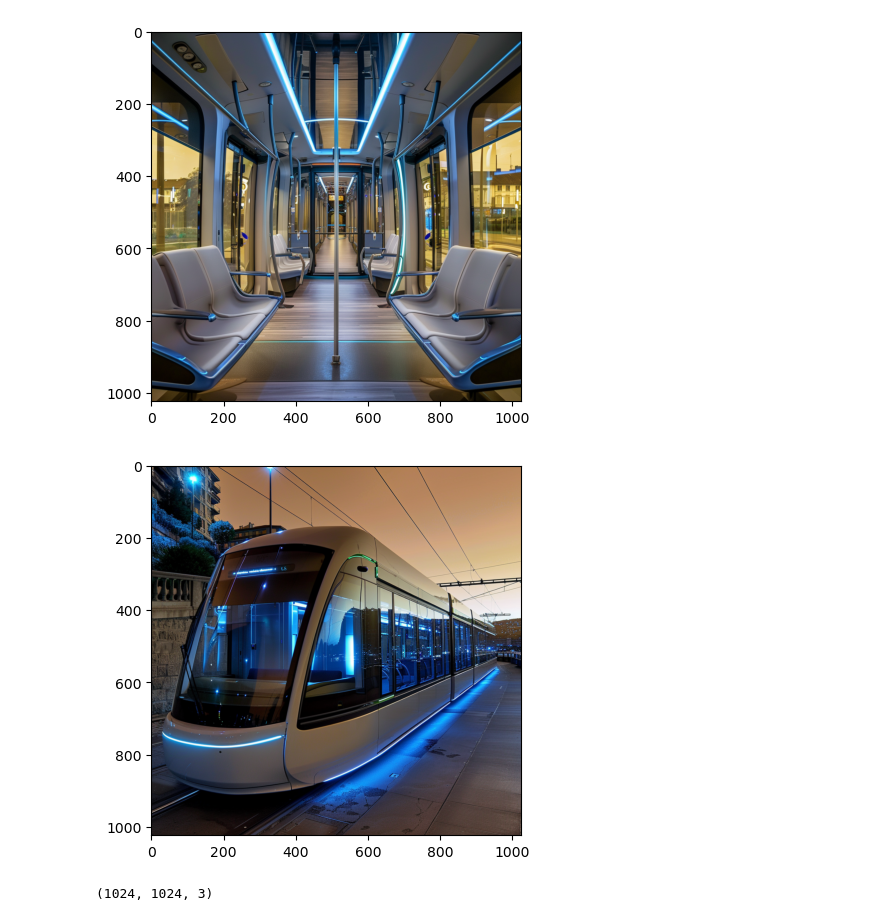
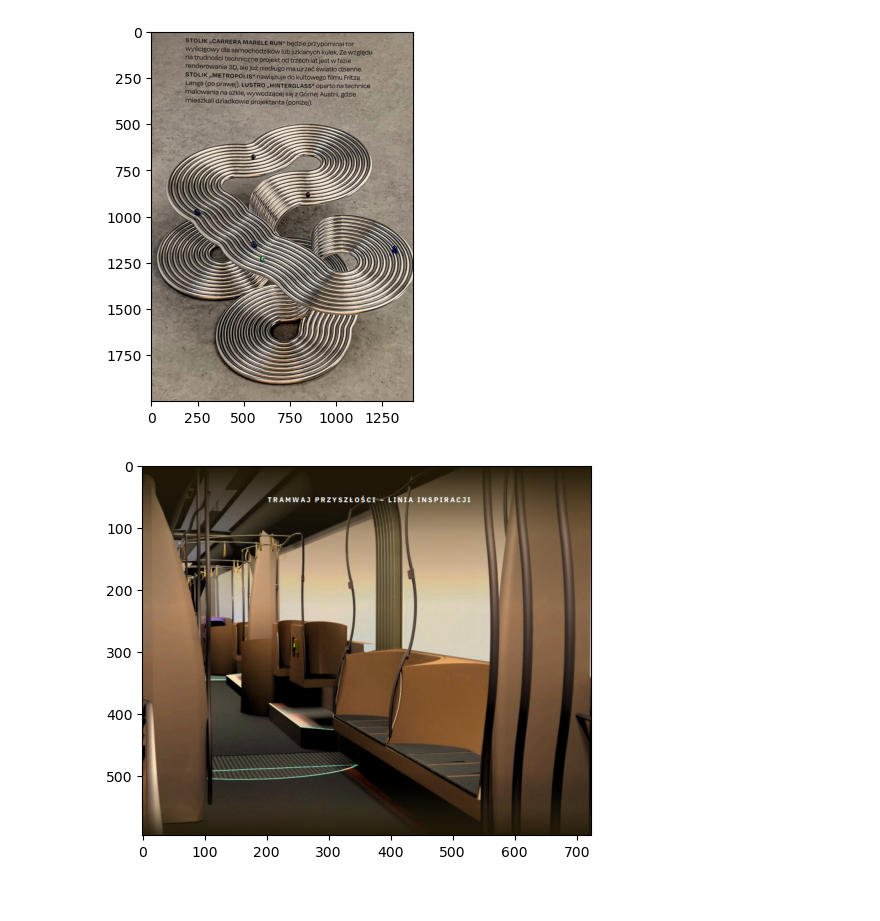
Before and after one commit to adamtms/AI-nspired, a Jupyter notebook: comparison/nb.ipynb, the cells around one changed output. Cells and saved outputs as stored; diff of their text form; code cells hidden in the pictures.

```diff
--- a/comparison/nb.ipynb
+++ b/comparison/nb.ipynb
@@ -14,21 +20,13 @@ model = torch.nn.Sequential(*list(model.children())[:-2])
-# %%
-def load_img(path,imshape=(1024,1024)) -> np.ndarray:
-    img = cv2.imread(path)
-    return cv2.resize(img,imshape)
 # %%
-im1 = load_img("/home/milte/Desktop/ainspired/data/ai/1B_17_4.png")
+im1 = load_img("../data/web/20B_2.png")
 
 plt.imshow(im1)
 plt.show()
 # %% [output]
-[figure, old version]
+[figure, new version]
 # %%
-im2 = load_img("/home/milte/Desktop/ainspired/data/ai/1B_15_4.png")
+im2 = load_img("../data/final_submissions/20/8.jpg")
 plt.imshow(im2)
 plt.show()
 # %% [output]
-[figure, old version]
+[figure, new version]
-# %%
-im2.shape
-# %% [output]
-(1024, 1024, 3)
```
Also changed, not shown: parts of 18 cells of this notebook, 1 other file.
